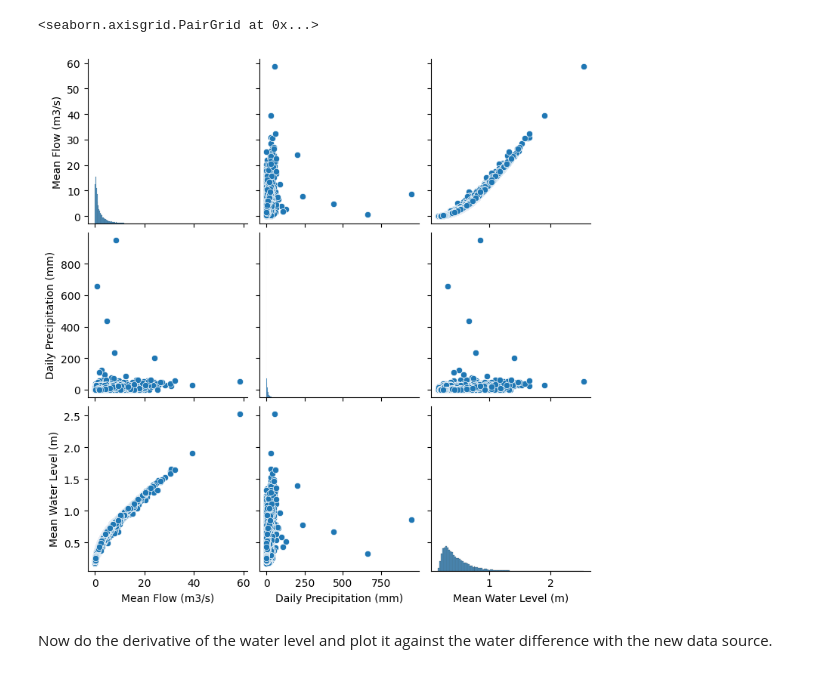
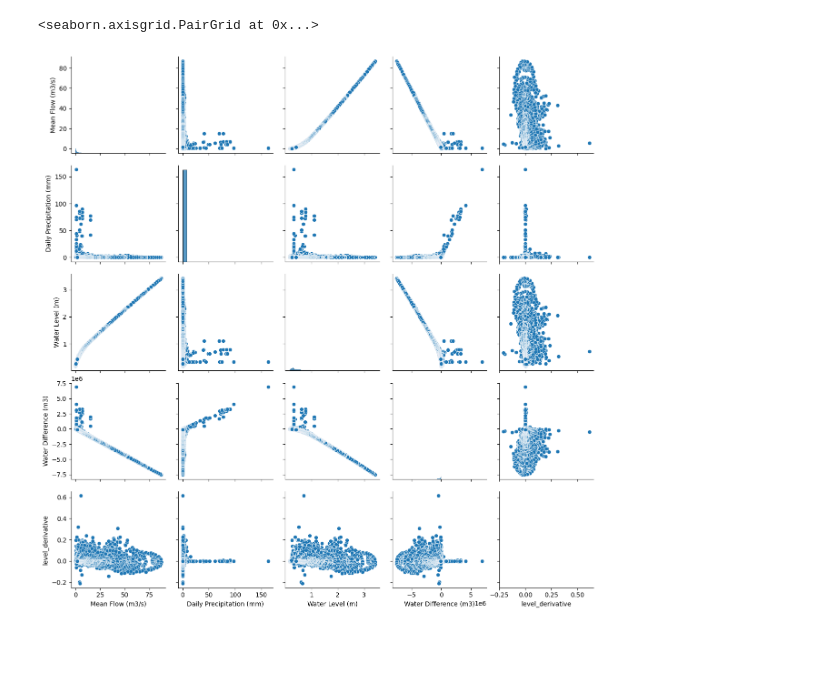
Before and after one commit to IainHigh/IEL, a Jupyter notebook: IEL_DATA_EXPLORATION.ipynb, the cells around one changed output. Cells and saved outputs as stored; diff of their text form; code cells hidden in the pictures; blank space fills up the shorter version.

Commit message:
Added new data source from SEPA

```diff
--- a/IEL_DATA_EXPLORATION.ipynb
+++ b/IEL_DATA_EXPLORATION.ipynb
@@ -271,18 +207,18 @@ Mention here about switching to the new data source - SEPA API!!
 # %%
-# Import the new data and create a dataframe
-daily_flow = pd.read_csv('New Data/Daily_Averages/Daily_Mean_Flow_Rate.csv', delimiter=';')
-daily_flow.rename(columns={'Value': 'Mean Flow (m3/s)'}, inplace=True)
-daily_rain = pd.read_csv('New Data/Daily_Averages/Daily_Precipitation.csv', delimiter=';')
-daily_rain.rename(columns={'Value': 'Daily Precipitation (mm)'}, inplace=True)
-daily_level = pd.read_csv('New Data/Daily_Averages/Daily_Mean_Level.csv', delimiter=';')
-daily_level.rename(columns={'Value': 'Mean Water Level (m)'}, inplace=True)
+# Import the data
+flow = pd.read_csv('Data/Quater_Hourly_Readings/Quarter_Hourly_Flow_Rate.csv', delimiter=';')
+flow.rename(columns={'Value': 'Mean Flow (m3/s)'}, inplace=True)
+rain = pd.read_csv('Data/Quater_Hourly_Readings/Quarter_Hourly_Precipitation.csv', delimiter=';')
+rain.rename(columns={'Value': 'Daily Precipitation (mm)'}, inplace=True)
+level = pd.read_csv('Data/Quater_Hourly_Readings/Quarter_Hourly_Level.csv', delimiter=';')
+level.rename(columns={'Value': 'Water Level (m)'}, inplace=True)
 
-# Merge the 3 datasets into one
-merged = pd.merge(daily_flow, daily_rain, on=['#Timestamp'])
-merged = pd.merge(merged, daily_level, on=['#Timestamp'])
+# Merge the data
+merged = pd.merge(flow, rain, on='#Timestamp')
+merged = pd.merge(merged, level, on='#Timestamp')
+merged = merged.drop('Quality Code', axis=1)
 merged = merged.drop('Quality Code_x', axis=1)
 merged = merged.drop('Quality Code_y', axis=1)
-merged = merged.drop('Quality Code', axis=1)
 merged.dropna(inplace=True)
-merged.describe()
+merged
 # %% [output]
@@ -297,0 +238,4 @@ merged.describe()
+# %%
+waterDifference = merged['Daily Precipitation (mm)']*42705 - merged['Mean Flow (m3/s)']*86400
+merged['Water Difference (m3)'] = waterDifference
+merged.describe()
@@ -297,0 +252,14 @@ merged.describe()
+# %%
+# Calculate the derivative of the water level each 15. Don't ask why it's calculated this way - Python was just being a pain.
+levelDerivative = []
+previous = merged['Water Level (m)'][0]
+flag = True
+for i in merged['Water Level (m)']:
+    diff = i - previous
+    if not flag:
+        levelDerivative.append(diff)
+    flag = False
+    previous = i
+levelDerivative.append(0)
+merged['level_derivative'] = levelDerivative
+merged
@@ -298,9 +292,6 @@ merged.describe()
 # %%
-# remove days with daily precipitation above 200 mm
-cols = ['Mean Flow (m3/s)', 'Daily Precipitation (mm)', 'Mean Water Level (m)']
+cols = ['Mean Flow (m3/s)', 'Daily Precipitation (mm)', 'Water Level (m)', 'Water Difference (m3)', 'level_derivative']
 sns.pairplot(merged[cols], height=2.5)
 # %% [output]
 <seaborn.axisgrid.PairGrid at 0x...>
-[figure, old version]
+[figure, new version]
-# %% [markdown]
-Now do the derivative of the water level and plot it against the water difference with the new data source.
```
Also changed, not shown: parts of 45 cells of this notebook, 12 other files.
